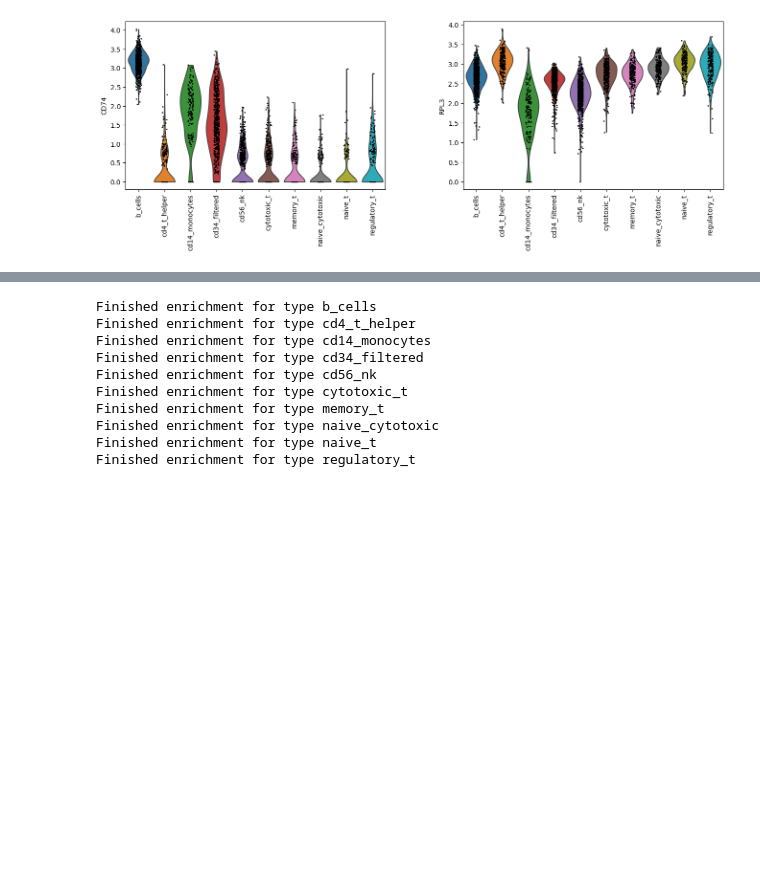
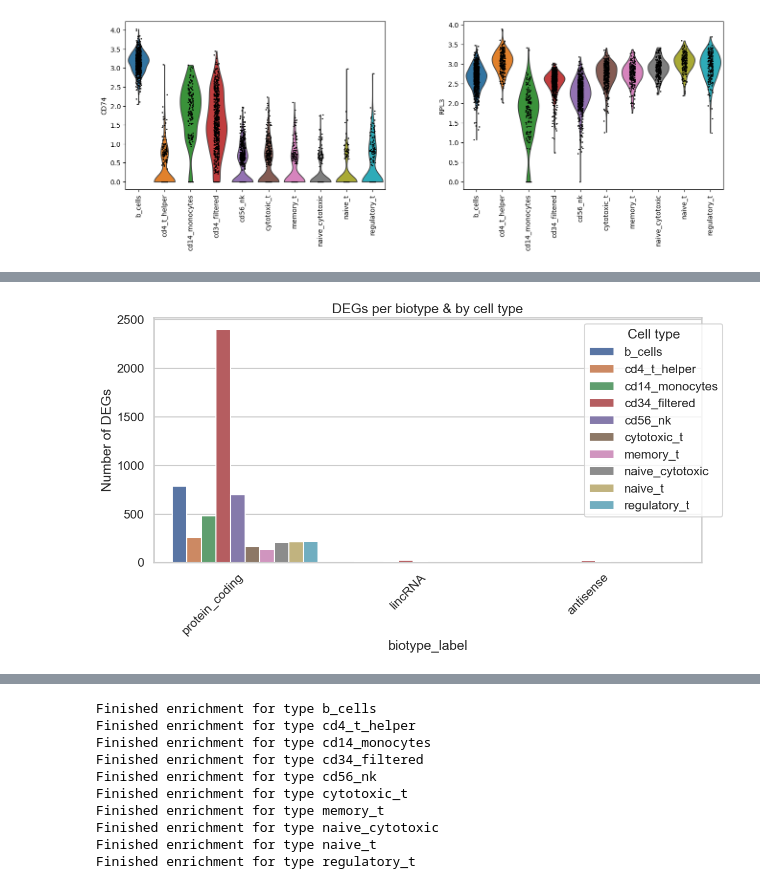
Before and after one commit to GeorgakilasLab/bMINTY, a Jupyter notebook: test_data/pbmc/example_bminty.ipynb, the cells around one changed output, grey strips where cells are left out. Cells and saved outputs as stored; diff of their text form; code cells hidden in the pictures; blank space fills up the shorter version.

```diff
--- a/test_data/pbmc/example_bminty.ipynb
+++ b/test_data/pbmc/example_bminty.ipynb
@@ -60,0 +73,3 @@ df_cells shape: (3774, 2)
+# %%
+df_genes=df_genes.set_index("interval_name")
+df_genes
@@ -170,3 +200,11 @@ degs
 sc.pl.violin(adata, ["CD74", "RPL3"], groupby="cell_type",rotation=90,size=2)
 # %% [output]
 [figure]
+# %%
+degs_biotypes = degs.merge(
+    df_genes[['biotype_label']],
+    left_on='names',
+    right_index=True,
+    how='left'
+)
+degs_biotypes
@@ -172,0 +225,17 @@ sc.pl.violin(adata, ["CD74", "RPL3"], groupby="cell_type",rotation=90,size=2)
+# %%
+sns.set_theme(style="whitegrid", context="talk")
+plt.figure(figsize=(12,7))
+sns.countplot(
+    data=degs_biotypes,
+    x='biotype_label',
+    hue='group'
+)
+
+plt.xticks(rotation=45, ha='right')
+plt.ylabel('Number of DEGs')
+plt.title('DEGs per biotype & by cell type')
+plt.legend(title="Cell type", bbox_to_anchor=(1.05, 1), loc='upper right')
+plt.tight_layout()
+plt.show()
+# %% [output]
+[figure, added]
```
Also changed, not shown: parts of 12 cells of this notebook.
